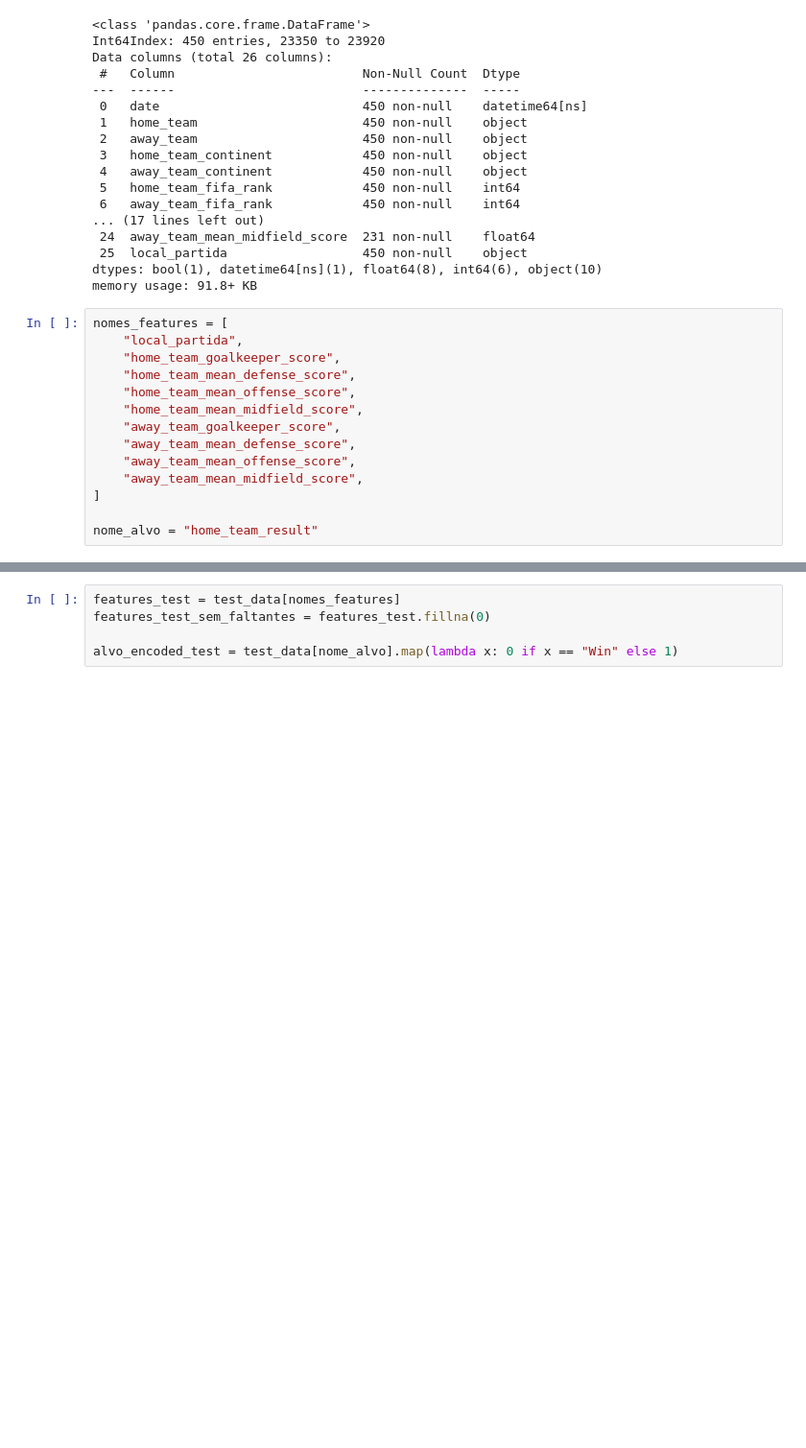
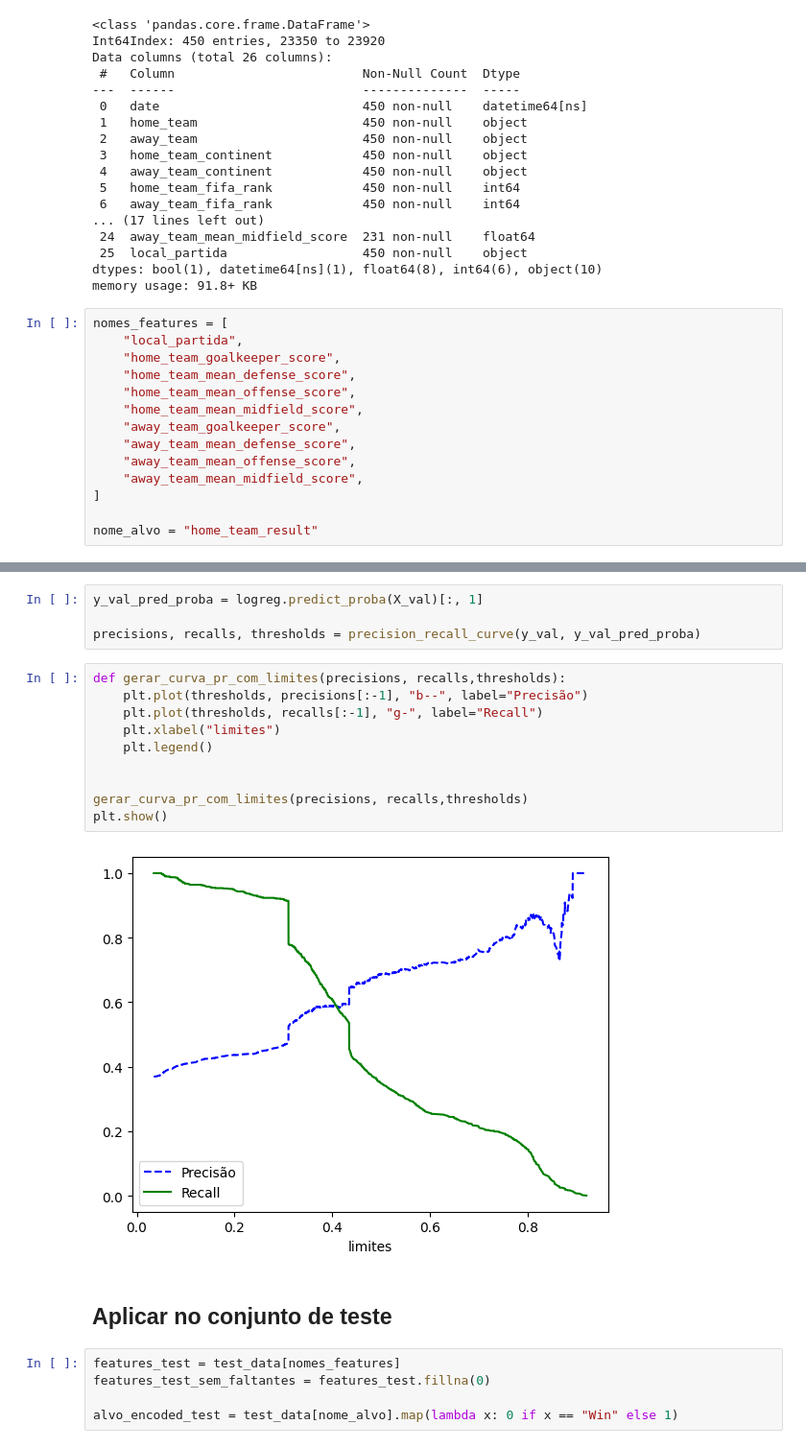
Before and after one commit to FelipeFLopes/fifa_matches_analysis, a Jupyter notebook: analise.ipynb, the cells around one changed output, grey strips where cells are left out. Shown at 96% size. Cells and saved outputs as stored; diff of their text form; blank space fills up the shorter version.

```diff
--- a/analise.ipynb
+++ b/analise.ipynb
@@ -707,3 +726,21 @@ plt.show()
+# %%
+y_val_pred_proba = logreg.predict_proba(X_val)[:, 1]
+
+precisions, recalls, thresholds = precision_recall_curve(y_val, y_val_pred_proba)
+# %%
+def gerar_curva_pr_com_limites(precisions, recalls,thresholds):
+    plt.plot(thresholds, precisions[:-1], "b--", label="Precisão")
+    plt.plot(thresholds, recalls[:-1], "g-", label="Recall")
+    plt.xlabel("limites")
+    plt.legend()
+
+
+gerar_curva_pr_com_limites(precisions, recalls,thresholds)
+plt.show()
+# %% [output]
+[figure, added]
+# %% [markdown]
+## Aplicar no conjunto de teste
 # %%
 features_test = test_data[nomes_features]
 features_test_sem_faltantes = features_test.fillna(0)
```
Also changed, not shown: parts of 20 cells of this notebook.
